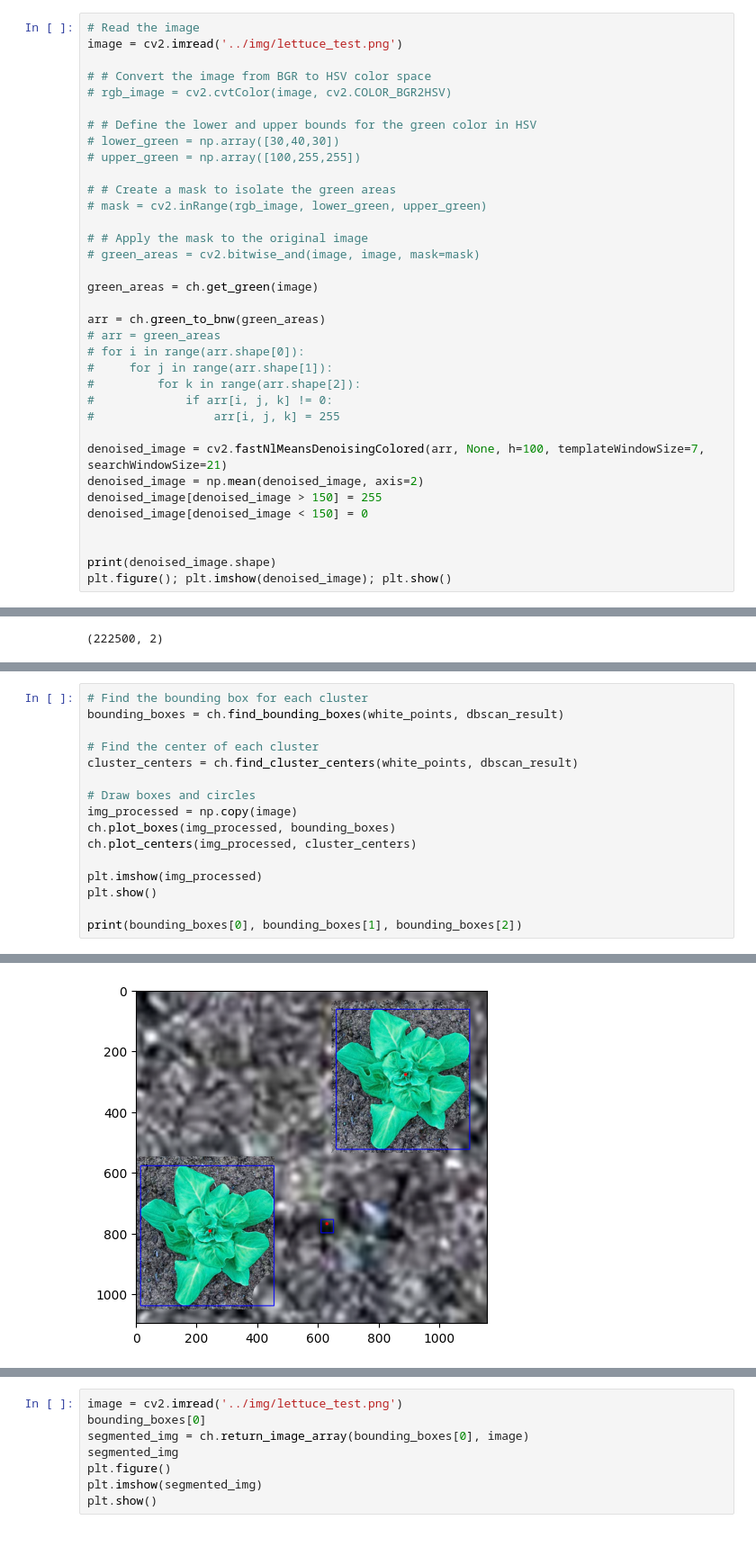
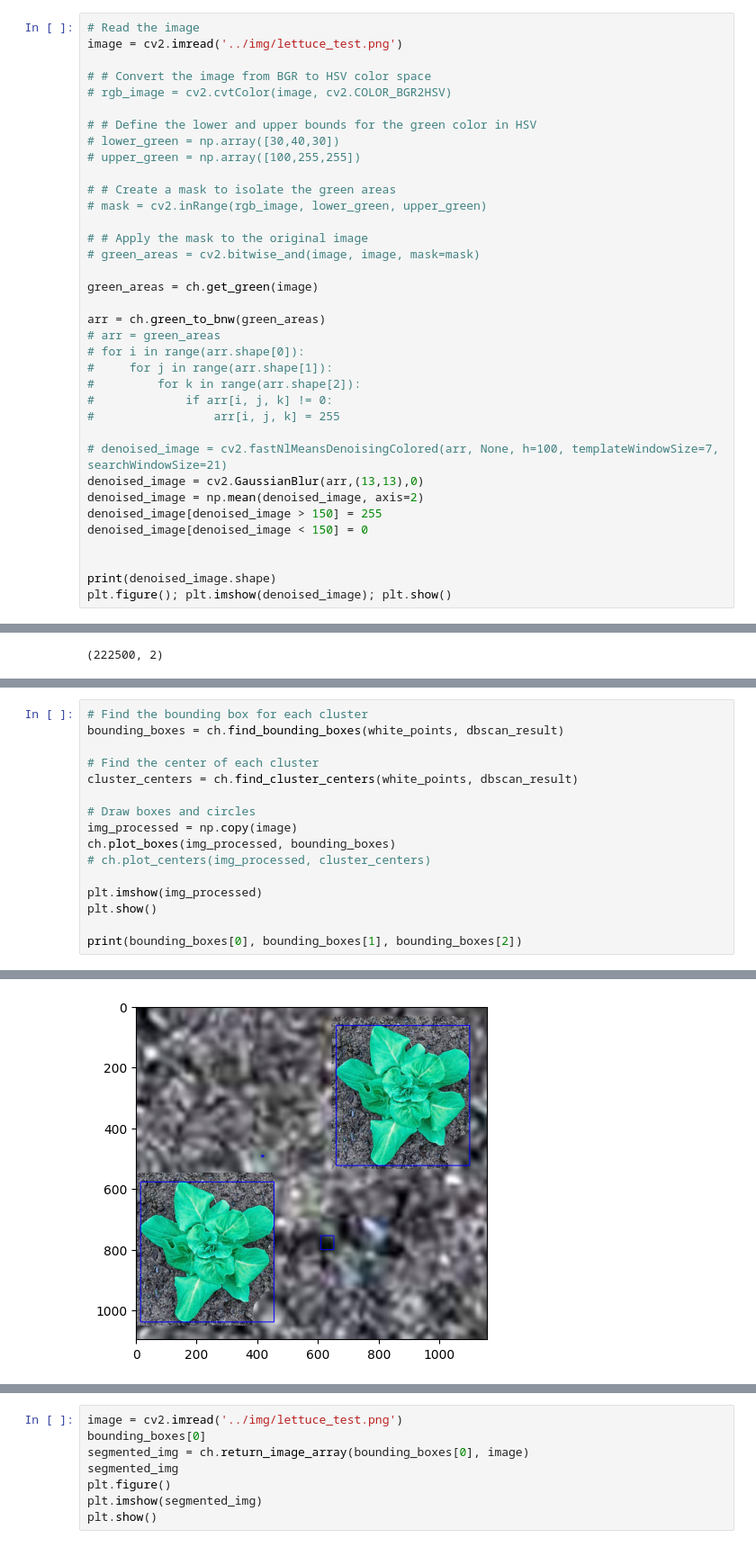
Before and after one commit to dokyun-kim4/weed-detection, a Jupyter notebook: notebooks/DBSCAN.ipynb, the cells around one changed output, grey strips where cells are left out. Shown: that part at 90% size. Drawn from its saved outputs; the diff is of its cells as text.

```diff
--- a/notebooks/DBSCAN.ipynb
+++ b/notebooks/DBSCAN.ipynb
@@ -38,7 +38,8 @@ arr = ch.green_to_bnw(green_areas)
 #             if arr[i, j, k] != 0:
 #                 arr[i, j, k] = 255
 
-denoised_image = cv2.fastNlMeansDenoisingColored(arr, None, h=100, templateWindowSize=7, searchWindowSize=21)
+# denoised_image = cv2.fastNlMeansDenoisingColored(arr, None, h=100, templateWindowSize=7, searchWindowSize=21)
+denoised_image = cv2.GaussianBlur(arr,(13,13),0)
 denoised_image = np.mean(denoised_image, axis=2)
 denoised_image[denoised_image > 150] = 255
 denoised_image[denoised_image < 150] = 0
@@ -108,19 +109,19 @@ pyplot.show()
 # %%
 # Find the bounding box for each cluster
 bounding_boxes = ch.find_bounding_boxes(white_points, dbscan_result)
 
 # Find the center of each cluster
 cluster_centers = ch.find_cluster_centers(white_points, dbscan_result)
 
 # Draw boxes and circles
 img_processed = np.copy(image)
 ch.plot_boxes(img_processed, bounding_boxes)
-ch.plot_centers(img_processed, cluster_centers)
+# ch.plot_centers(img_processed, cluster_centers)
 
 plt.imshow(img_processed)
 plt.show()
 
 print(bounding_boxes[0], bounding_boxes[1], bounding_boxes[2])
 # %% [output]
 bluh
-[figure, old version]
+[figure, new version]
```
Also changed, not shown: parts of 3 cells of this notebook.
